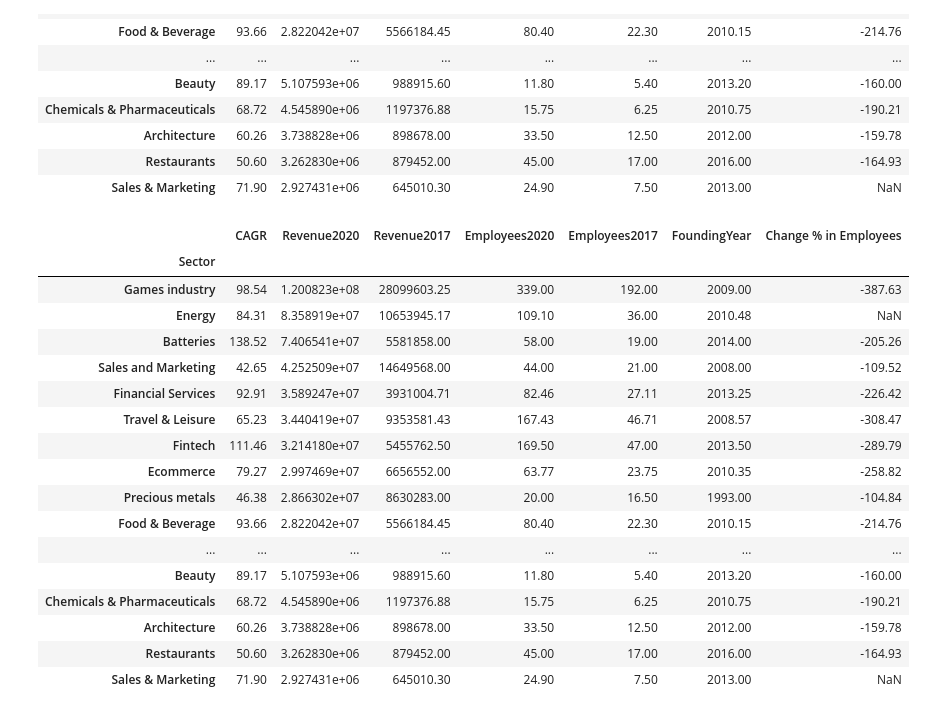
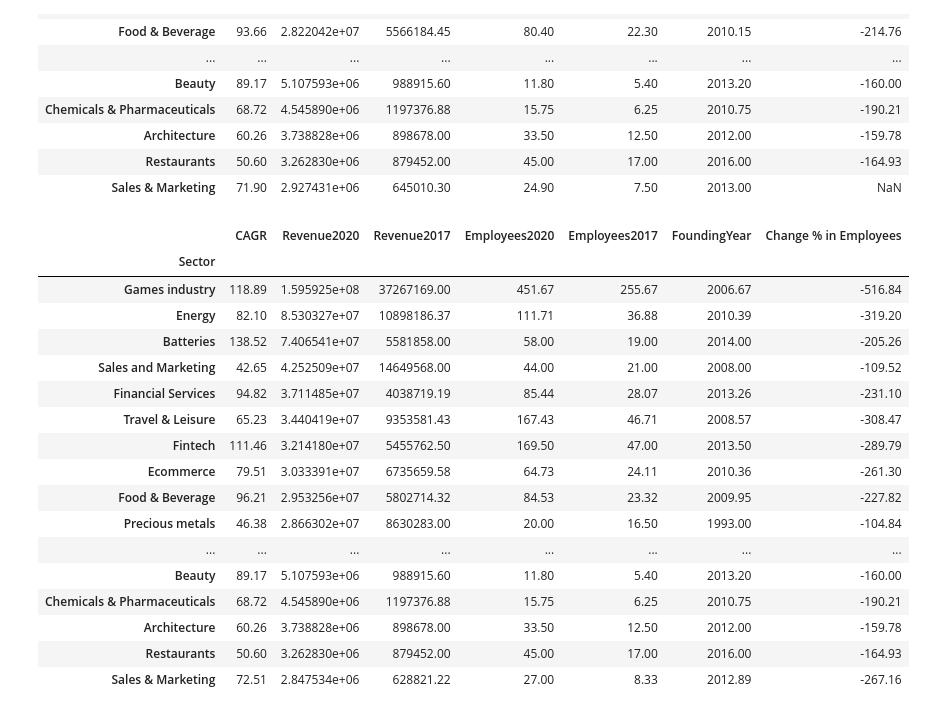
Before and after one commit to ubco-W2022T2-data301/project-group43, a Jupyter notebook: analysis/analysis2.ipynb, the cells around one changed output. Cells and saved outputs as stored; diff of their text form; code cells hidden in the pictures.

```diff
--- a/analysis/analysis2.ipynb
+++ b/analysis/analysis2.ipynb
@@ -239,8 +164,10 @@ df
 # %%
 ### METHOD CAHIN #1
 
-df = (pd.read_csv("https://raw.githubusercontent.com/ubco-W2022T2-data301/project-group43/main/data/raw/FT1000.csv?token=GHSAT0AAAAAAB5TSZLMTPJQJFMQBNNPO67QZA7U2TQ")
+df = (pd.read_csv("../data/raw/FT1000.csv")
       .drop(columns=['Ranked2021', 'Ranked2020'])
+      .dropna()
+      .query("Employees2017 != 0 and Employees2020 >= 3")
       .assign(**{'Change % in Employees': lambda x: ((x['Employees2017'] - x['Employees2020']) / x['Employees2017']) * 100}))
 df
 # %% [output]
@@ -306,30 +213,30 @@ sector_df
 # %%
 ### METHOD CHAIN #2
 
-sector_df = (df.groupby("Sector").mean()
+sector_df = (df.groupby("Sector").mean(numeric_only=True)
              .sort_values(by='Revenue2020', ascending=False)
              .round(2)
              .drop(columns=['Rank']))
 sector_df
 # %% [output]
 |  | CAGR | Revenue2020 | Revenue2017 | Employees2020 | Employees2017 | FoundingYear | Change % in Employees |
 | Sector |  |  |  |  |  |  |  |
-| Games industry | 98.54 | 1.200823e+08 | 28099603.25 | 339.00 | 192.00 | 2009.00 | -387.63 |
-| Energy | 84.31 | 8.358919e+07 | 10653945.17 | 109.10 | 36.00 | 2010.48 | NaN |
+| Games industry | 118.89 | 1.595925e+08 | 37267169.00 | 451.67 | 255.67 | 2006.67 | -516.84 |
+| Energy | 82.10 | 8.530327e+07 | 10898186.37 | 111.71 | 36.88 | 2010.39 | -319.20 |
 | Batteries | 138.52 | 7.406541e+07 | 5581858.00 | 58.00 | 19.00 | 2014.00 | -205.26 |
 | Sales and Marketing | 42.65 | 4.252509e+07 | 14649568.00 | 44.00 | 21.00 | 2008.00 | -109.52 |
-| Financial Services | 92.91 | 3.589247e+07 | 3931004.71 | 82.46 | 27.11 | 2013.25 | -226.42 |
+| Financial Services | 94.82 | 3.711485e+07 | 4038719.19 | 85.44 | 28.07 | 2013.26 | -231.10 |
 | Travel & Leisure | 65.23 | 3.440419e+07 | 9353581.43 | 167.43 | 46.71 | 2008.57 | -308.47 |
 | Fintech | 111.46 | 3.214180e+07 | 5455762.50 | 169.50 | 47.00 | 2013.50 | -289.79 |
-| Ecommerce | 79.27 | 2.997469e+07 | 6656552.00 | 63.77 | 23.75 | 2010.35 | -258.82 |
+| Ecommerce | 79.51 | 3.033391e+07 | 6735659.58 | 64.73 | 24.11 | 2010.36 | -261.30 |
+| Food & Beverage | 96.21 | 2.953256e+07 | 5802714.32 | 84.53 | 23.32 | 2009.95 | -227.82 |
 | Precious metals | 46.38 | 2.866302e+07 | 8630283.00 | 20.00 | 16.50 | 1993.00 | -104.84 |
-| Food & Beverage | 93.66 | 2.822042e+07 | 5566184.45 | 80.40 | 22.30 | 2010.15 | -214.76 |
 | ... | ... | ... | ... | ... | ... | ... | ... |
 | Beauty | 89.17 | 5.107593e+06 | 988915.60 | 11.80 | 5.40 | 2013.20 | -160.00 |
 | Chemicals & Pharmaceuticals | 68.72 | 4.545890e+06 | 1197376.88 | 15.75 | 6.25 | 2010.75 | -190.21 |
 | Architecture | 60.26 | 3.738828e+06 | 898678.00 | 33.50 | 12.50 | 2012.00 | -159.78 |
 | Restaurants | 50.60 | 3.262830e+06 | 879452.00 | 45.00 | 17.00 | 2016.00 | -164.93 |
-| Sales & Marketing | 71.90 | 2.927431e+06 | 645010.30 | 24.90 | 7.50 | 2013.00 | NaN |
+| Sales & Marketing | 72.51 | 2.847534e+06 | 628821.22 | 27.00 | 8.33 | 2012.89 | -267.16 |
 # %%
 ### WRAP IN A FILE
 
```
Also changed, not shown: parts of 11 cells of this notebook, 1 other file.
